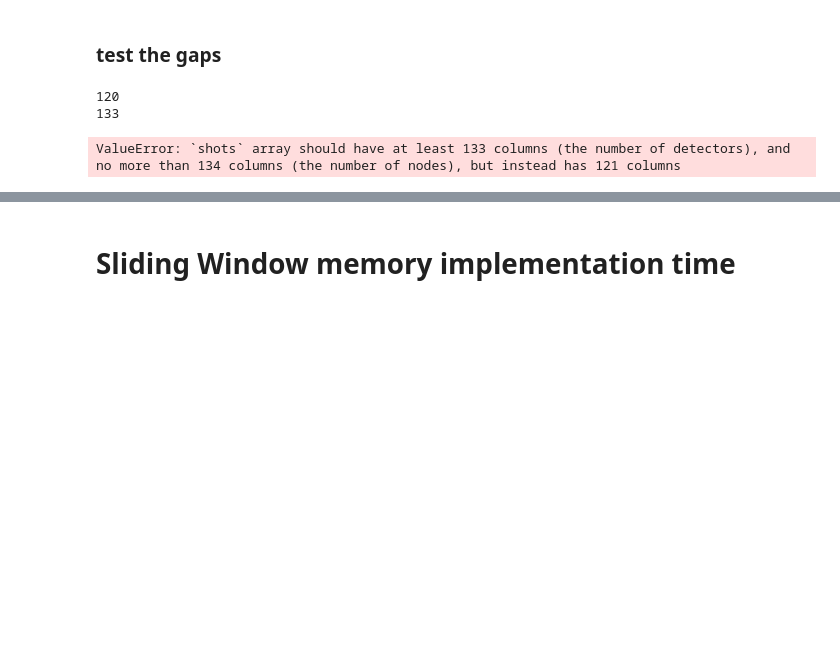
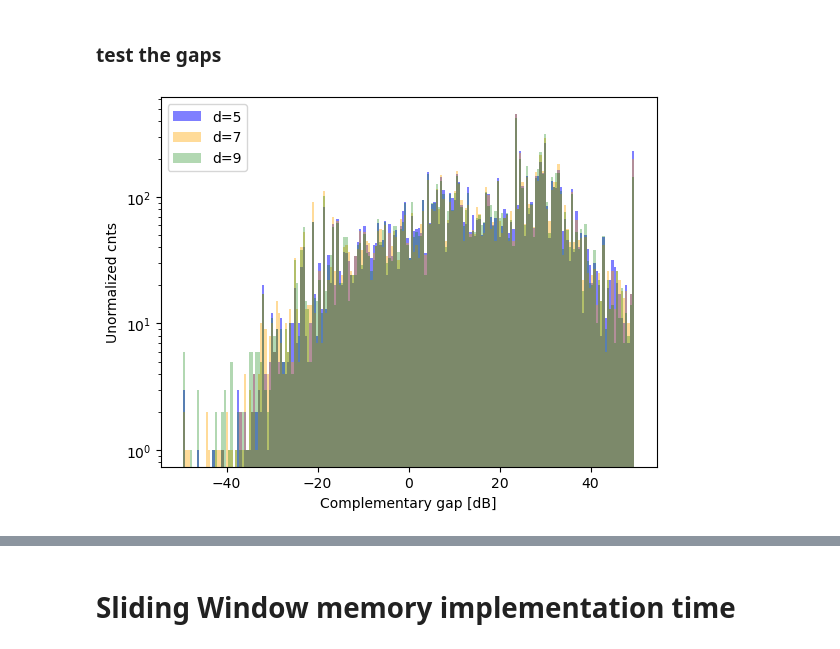
Before and after one commit to acatspirit/realtime_decoding_qldpc, a Jupyter notebook: notebooks/decoder_switching.ipynb, the cells around one changed output, grey strips where cells are left out. Drawn from its saved outputs; the diff is of its cells as text; code cells hidden in the pictures; blank space fills up the shorter version.

Commit message:
added input decoder utility to cluster gap, comp gap not distinct (suspect boundary node issues)

```diff
--- a/notebooks/decoder_switching.ipynb
+++ b/notebooks/decoder_switching.ipynb
@@ -136,11 +136,8 @@ from realtime_decoding.complementary_gap import get_detector_inds_for_sc, get_co
 # wait for eva to get back and generalize this ... for now just do path of least resistance and use hers + X memory only
 # maybe use detector coords methods - see the post selection notebook
 
-def get_comp_gap(circuit, det_events, obs, d):
-    _,_,x_dets_LB, x_dets_RB, _,_ = get_detector_inds_for_sc(d,d) # may not work for the STIM RSC built in
-    dem = circuit.detector_error_model()
-    matching = Matching.from_detector_error_model(dem)
-    comp_gap, signed_gap, cond_p_L = get_complementary_gap(matching, det_events, obs, x_dets_LB, x_dets_RB)
+def get_comp_gap(circuit, det_events, obs, d, basis):
+    comp_gap, signed_gap, cond_p_L = get_complementary_gap(circuit, det_events, obs, basis)
     return comp_gap, signed_gap, cond_p_L
 # %%
 # get cluster gap - uses https://arxiv.org/pdf/2510.05795
@@ -154,30 +151,30 @@ def get_cluster_gap(circuit, det_events, obs, cluster_method = 'cluster_sizes',
 # %%
 # comp gap histogram tests
 import matplotlib.pyplot as plt
 
+
+# probably a boundaries issue just not sure what it is
 
 d_list = [5,7,9]
 colors = ['blue','orange','green']
 alphas = [0.5,0.4,0.3]
 mem_type = "z"
 p = 0.01
-shots=10**6
+shots=10**4
 
 circuits = get_rsc_circuits(p, d_list, mem_type)
 
 for i,d in enumerate(d_list):
     circuit = circuits[i]
     sampler = circuit.compile_detector_sampler()
     det_events, obs_flips = sampler.sample(shots=shots, separate_observables=True)
-    gap, signed_gap, cond_pL = get_comp_gap(circuit, det_events, obs_flips, d)
+    gap, signed_gap, cond_pL = get_comp_gap(circuit, det_events, obs_flips, d, mem_type)
     plt.hist(signed_gap, bins=200, color=colors[i], label=f"d={d}", alpha=alphas[i])
     plt.xlabel('Complementary gap [dB]')
     plt.ylabel('Unormalized cnts')
     plt.legend()
 plt.yscale('log')
 # %% [output]
-120
-133
-ValueError: `shots` array should have at least 133 columns (the number of detectors), and no more than 134 columns (the number of nodes), but instead has 121 columns
+[figure, added]
 # %%
 # comp gap pL
```
Also changed, not shown: parts of 5 cells of this notebook, 2 other files.
